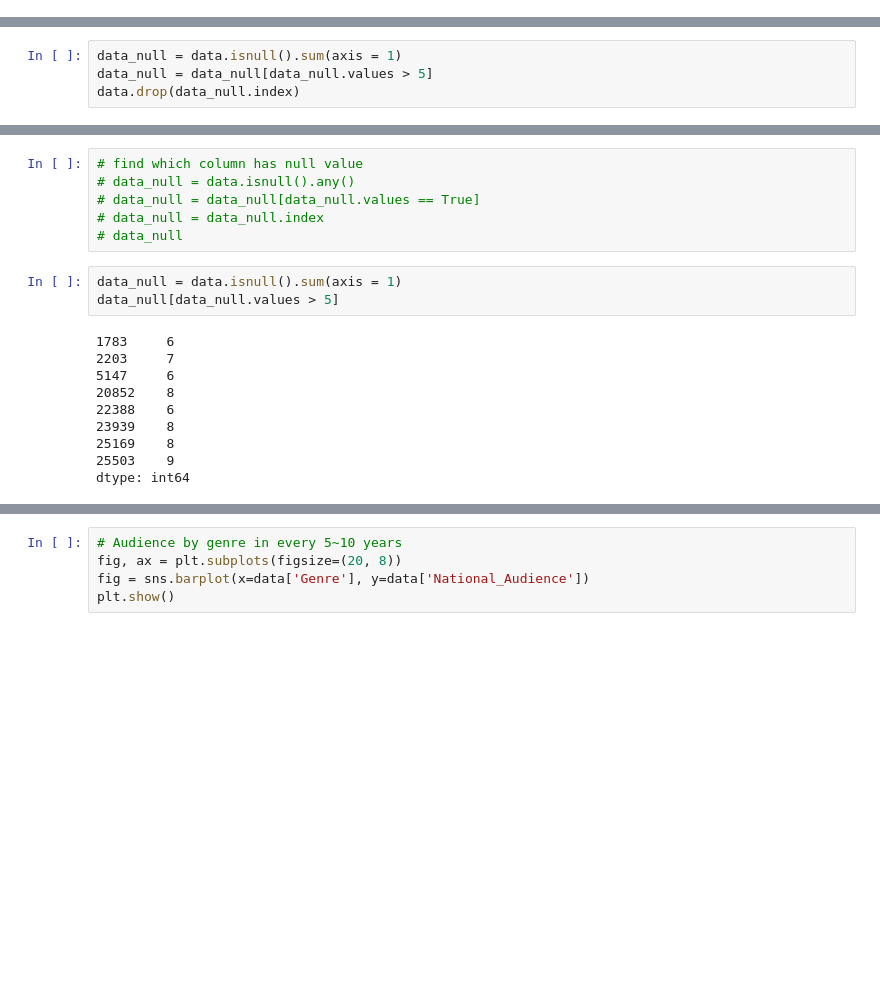
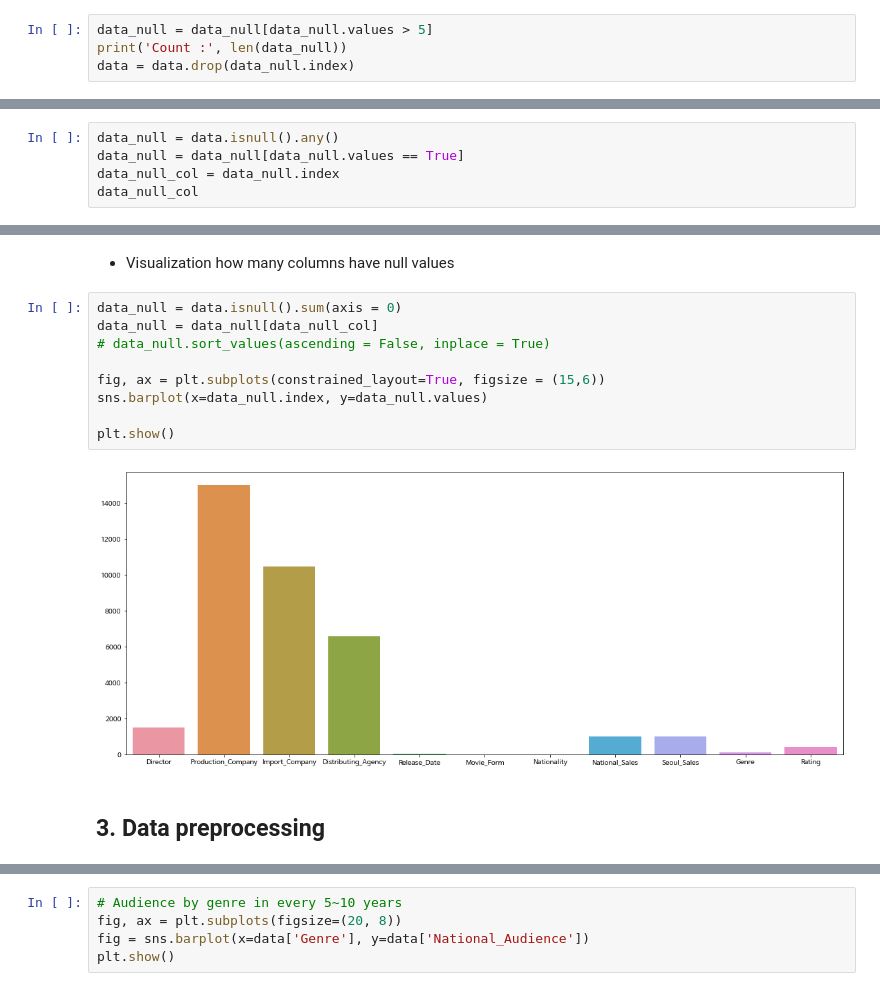
Before and after one commit to danielsun888/datathon, a Jupyter notebook: kyh.ipynb, the cells around one changed output, grey strips where cells are left out. Cells and saved outputs as stored; diff of their text form; blank space fills up the shorter version.

```diff
--- a/kyh.ipynb
+++ b/kyh.ipynb
@@ -24,0 +72,4 @@ null value 값이 6개 이상인 row를 삭제합니다.
+# %%
+data_null = data_null[data_null.values > 5]
+print('Count :', len(data_null))
+data = data.drop(data_null.index)
@@ -25,5 +80,6 @@ null value 값이 6개 이상인 row를 삭제합니다.
 # %%
-data_null = data.isnull().sum(axis = 1)
-data_null = data_null[data_null.values > 5]
-data.drop(data_null.index)
+data_null = data.isnull().any()
+data_null = data_null[data_null.values == True]
+data_null_col = data_null.index
+data_null_col
 # %% [output]
@@ -43,19 +90,15 @@ data.drop(data_null.index)
-# %%
-# find which column has null value
-# data_null = data.isnull().any()
-# data_null = data_null[data_null.values == True]
-# data_null = data_null.index
-# data_null
-# %%
-data_null = data.isnull().sum(axis = 1)
-data_null[data_null.values > 5]
-# %% [output]
-1783     6
-2203     7
-5147     6
-20852    8
-22388    6
-23939    8
-25169    8
-25503    9
-dtype: int64
+# %% [markdown]
+* Visualization how many columns have null values
+# %%
+data_null = data.isnull().sum(axis = 0)
+data_null = data_null[data_null_col]
+# data_null.sort_values(ascending = False, inplace = True)
+
+fig, ax = plt.subplots(constrained_layout=True, figsize = (15,6))
+sns.barplot(x=data_null.index, y=data_null.values)
+
+plt.show()
+# %% [output]
+[figure, added]
+# %% [markdown]
+## 3. Data preprocessing
```
Also changed, not shown: parts of 25 cells of this notebook.
